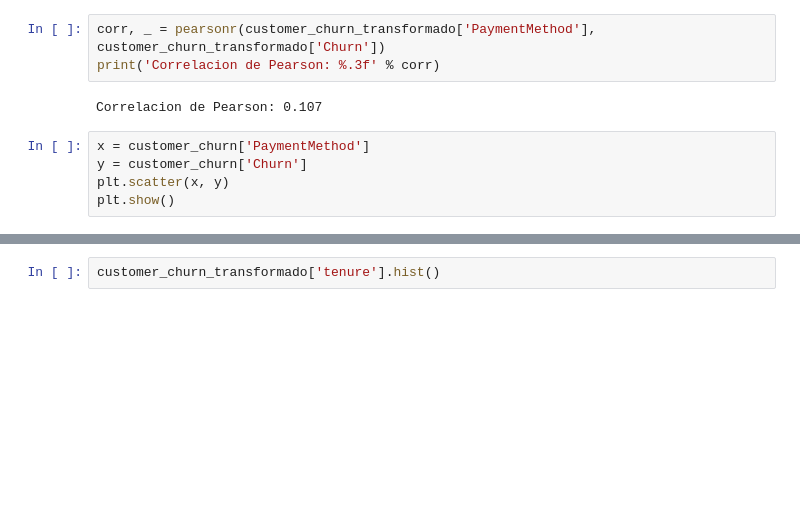
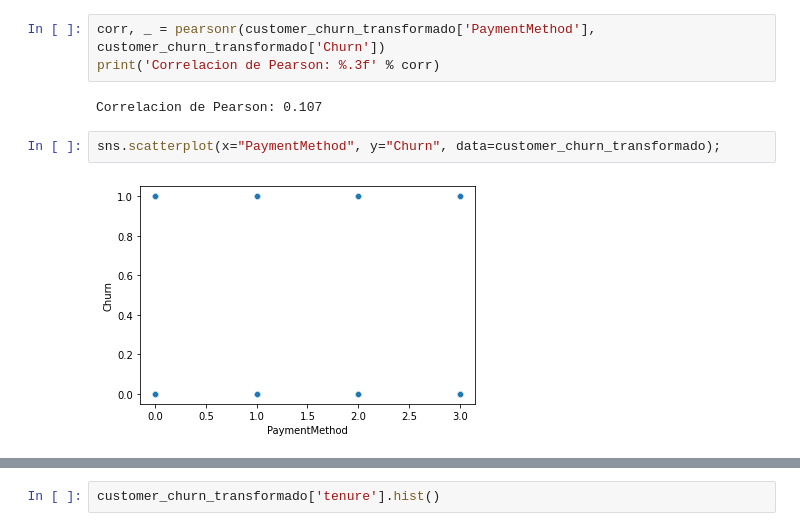
Before and after one commit to Arsat-1/Infolytics, a Jupyter notebook: Infolytics.ipynb, the cells around one changed output, grey strips where cells are left out. Cells and saved outputs as stored; diff of their text form; blank space fills up the shorter version.

```diff
--- a/Infolytics.ipynb
+++ b/Infolytics.ipynb
@@ -352,11 +403,10 @@ corr, _ = pearsonr(customer_churn_transformado['PaymentMethod'], customer_churn_
 print('Correlacion de Pearson: %.3f' % corr)
 # %% [output]
 Correlacion de Pearson: 0.107
-# %%
-x = customer_churn['PaymentMethod']
-y = customer_churn['Churn']
-plt.scatter(x, y)
-plt.show()
+# %%
+sns.scatterplot(x="PaymentMethod", y="Churn", data=customer_churn_transformado);
+# %% [output]
+[figure, added]
 # %%
 from scipy.stats import chi2_contingency
 Cruce1 = pd.crosstab(index=customer_churn['PaymentMethod'],columns=customer_churn['Churn'])
```
Also changed, not shown: parts of 9 cells of this notebook.
